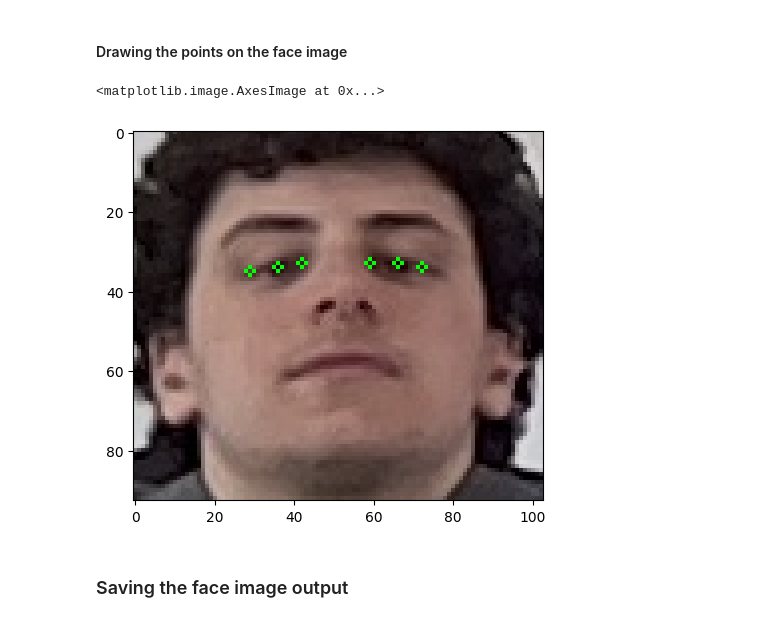
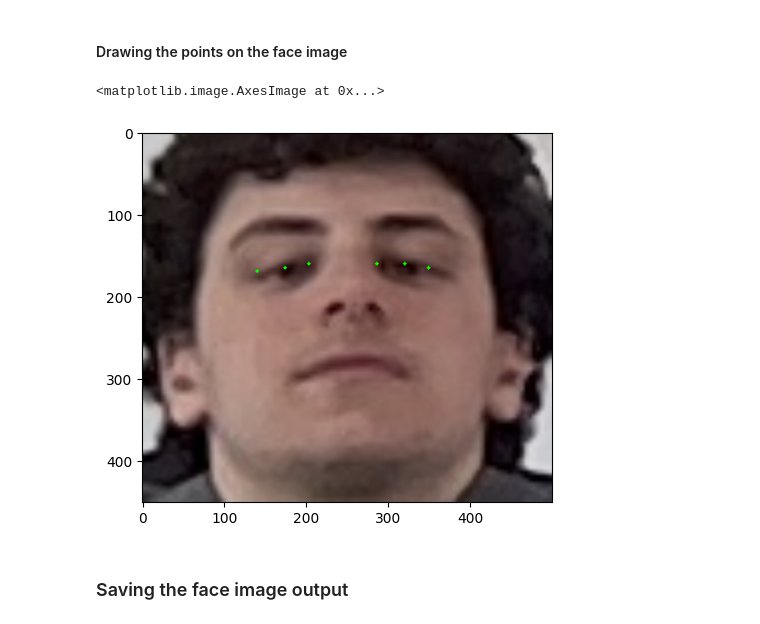
Before and after one commit to aminelah0/attention-meter, a Jupyter notebook: notebooks/workflow_test.ipynb, the cells around one changed output. Drawn from its saved outputs; the diff is of its cells as text; code cells hidden in the pictures.

Commit message:
Updated methods (cf. Available method log 10/03/23 + new methods for eye direction detection and face recognition

```diff
--- a/notebooks/workflow_test.ipynb
+++ b/notebooks/workflow_test.ipynb
@@ -20,9 +21,9 @@ The autoreload extension is already loaded. To reload it, use:
 ### Loading image
 # %%
 image_name = "IMG_3288 2 copy.jpg"
-image_path = os.path.join(os.path.expanduser('~'), "Desktop", "IMG_3288 2 copy.jpg")
+image_path = os.path.join(os.path.expanduser('~'), "Desktop", image_name)
 # %%
-image = cv2_process(image_path)
+image = read_image(image_path)
 # plt.imshow(image)
 # %% [markdown]
 ### Splitting in multiple crops
@@ -152,16 +151,6 @@ landmark_list
  (65, 35)]
 # %% [markdown]
 #### Defining the landmarks we want to focus on
-# %%
-# GLOBAL PARAMS: LANDMARK INDICES
-LEFT_EYE_EDGES =[362, 263]
-RIGHT_EYE_EDGES =[33, 133]
-
-LEFT_IRIS_CONTOUR = [474, 475, 476, 477]
-RIGHT_IRIS_CONTOUR = [469, 470, 471, 472]
-
-LEFT_IRIS_CENTER = [473]
-RIGHT_IRIS_CENTER = [468]
 # %%
 # Indices of the landmarks we focus on
 landmark_idx = LEFT_EYE_EDGES  + LEFT_IRIS_CENTER + RIGHT_EYE_EDGES + RIGHT_IRIS_CENTER
@@ -176,11 +165,11 @@ landmark_focus_x
 # %% [markdown]
 #### Drawing the points on the face image
 # %%
-face_spec_lm = output_specific_landmarks(face, landmark_list, landmark_idx)
+face_spec_lm = annotate_landmarks(face, landmark_list, landmark_idx)
 plt.imshow(face_spec_lm)
 # %% [output]
 <matplotlib.image.AxesImage at 0x...>
-[figure, old version]
+[figure, new version]
 # %% [markdown]
 ### Saving the face image output
 # %%
```
Also changed, not shown: parts of 27 cells of this notebook, 6 other files.
